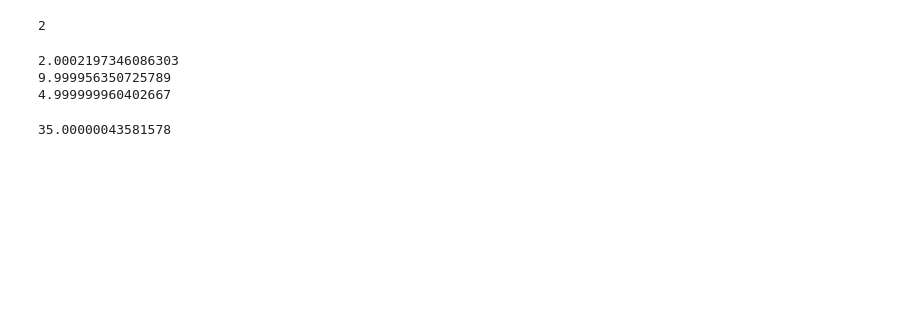
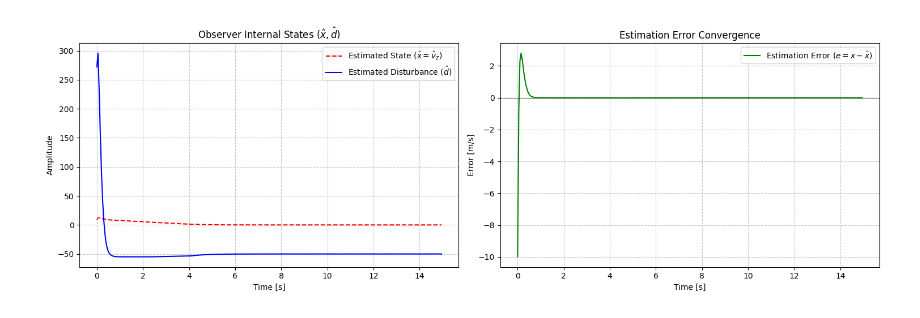
Before and after one commit to VincentEllenrieder/MPC-project-groupBS, a Jupyter notebook: project/Deliverable_5_1/Deliverable_5_1.ipynb, the cells around one changed output. Cells and saved outputs as stored; diff of their text form; code cells hidden in the pictures; blank space fills up the shorter version.

```diff
--- a/project/Deliverable_5_1/Deliverable_5_1.ipynb
+++ b/project/Deliverable_5_1/Deliverable_5_1.ipynb
@@ -209,16 +63,37 @@ AppLayout(children=(HBox(children=(Play(value=0, description='Press play', max=2
-# %%
-print(rocket.mass)
-# %% [output]
-2
-# %%
-print(x_cl[6,-1])
-print(x_cl[7,-1])
-print(x_cl[8,-1])
-# %% [output]
-2.0002197346086303
-9.999956350725789
-4.999999960402667
-# %%
-print(np.rad2deg(x_cl[5,-1]))
-# %% [output]
-35.00000043581578
+# %%
+import matplotlib.pyplot as plt
+import numpy as np
+
+def plot_observer_complete(t_vector, x_estimated, x_error, d_estimated):
+    """
+    Plots the estimated state, estimated disturbance, and estimation error.
+    Uses raw strings (r'') to avoid SyntaxWarnings with LaTeX backslashes.
+    """
+    fig, (ax1, ax2) = plt.subplots(1, 2, figsize=(15, 5))
+
+    # --- Subplot 1: Estimator Internal States ---
+    # Using r'...' ensures \hat is treated as LaTeX, not a Python escape sequence
+    ax1.plot(t_vector, x_estimated, 'r--', linewidth=1.5, label=r'Estimated State ($\hat{x} = \hat{v}_z$)')
+    ax1.plot(t_vector, d_estimated, 'b-', linewidth=1.5, label=r'Estimated Disturbance ($\hat{d}$)')
+    ax1.set_title(r"Observer Internal States ($\hat{x}, \hat{d}$)", fontsize=12)
+    ax1.set_xlabel("Time [s]", fontsize=10)
+    ax1.set_ylabel("Amplitude", fontsize=10)
+    ax1.legend(loc='best')
+    ax1.grid(True, linestyle='--', alpha=0.7)
+
+    # --- Subplot 2: Estimation Error (Innovation) ---
+    ax2.plot(t_vector, x_error, 'g-', linewidth=1.5, label=r'Estimation Error ($e = x - \hat{x}$)')
+    ax2.axhline(0, color='black', linestyle='-', linewidth=0.8, alpha=0.5)
+
+    ax2.set_title("Estimation Error Convergence", fontsize=12)
+    ax2.set_xlabel("Time [s]", fontsize=10)
+    ax2.set_ylabel("Error [m/s]", fontsize=10)
+    ax2.legend(loc='best')
+    ax2.grid(True, linestyle='--', alpha=0.7)
+
+    plt.tight_layout()
+    plt.show()
+
+plot_observer_complete(t_cl[:-1],np.array(mpc.mpc_z.x_hat_history),np.array(mpc.mpc_z.estimation_error_history),np.array(mpc.mpc_z.d_history))
+# %% [output]
+[figure, added]
```
Also changed, not shown: parts of 15 cells of this notebook, 12 other files.
